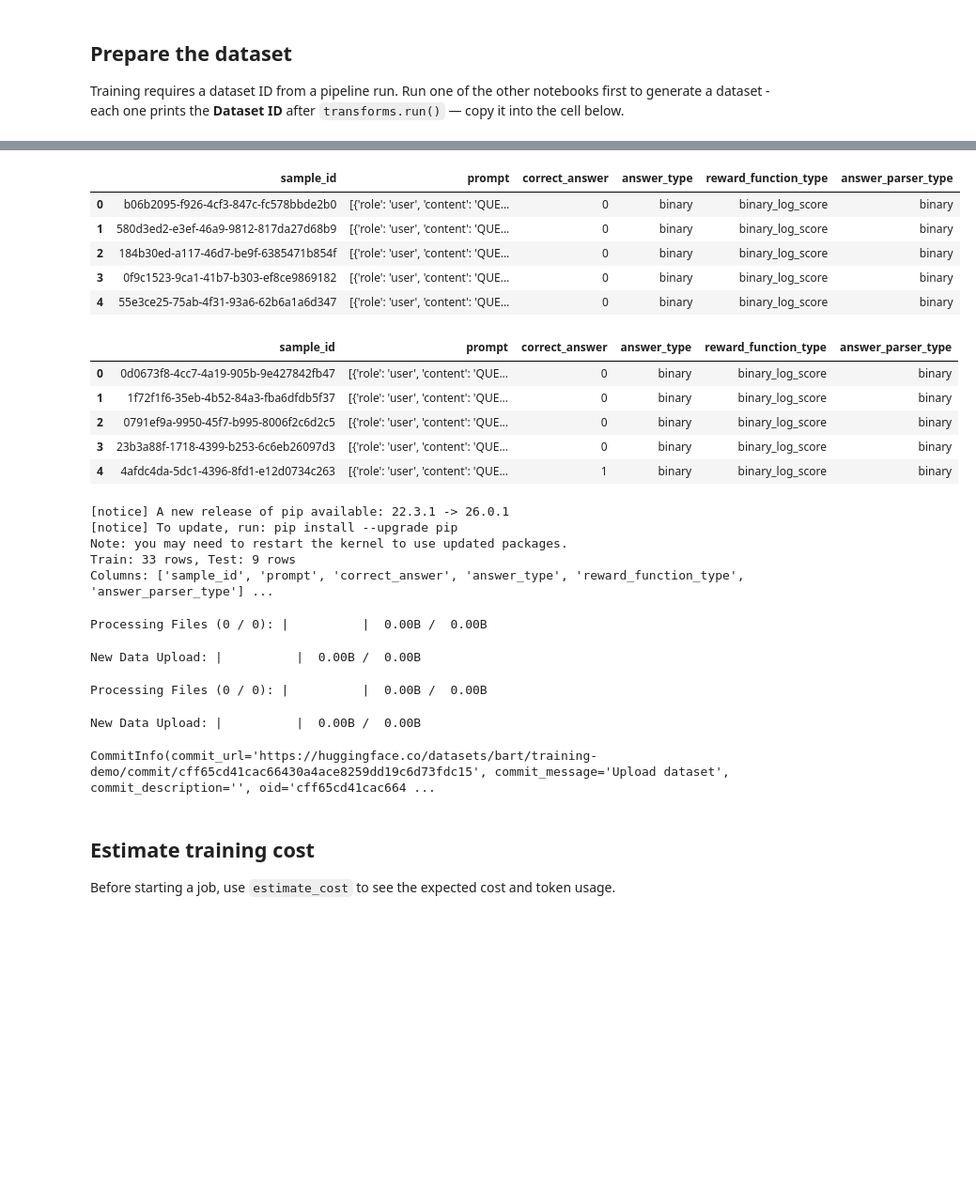
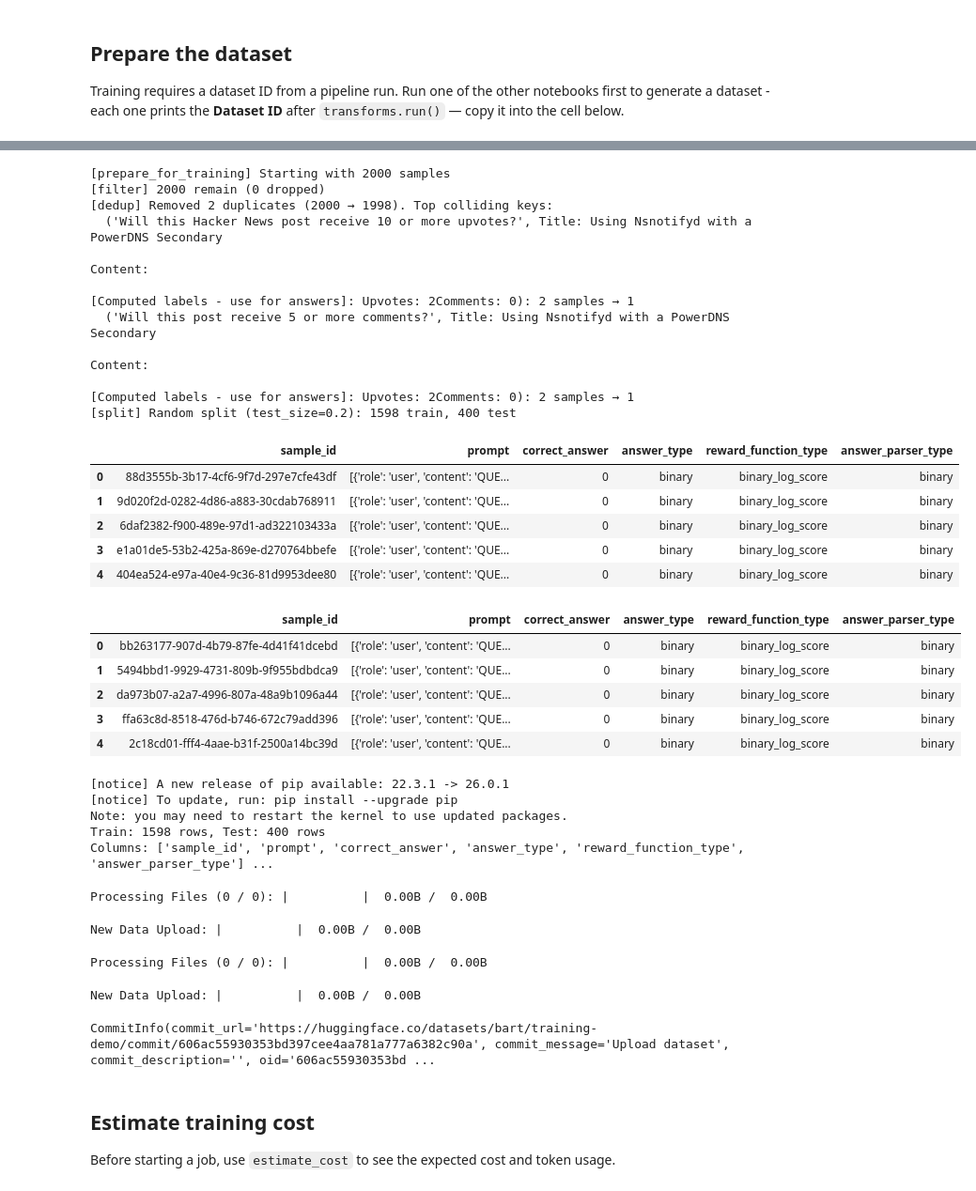
Before and after one commit to lightning-rod-labs/lightningrod-python-sdk, a Jupyter notebook: notebooks/09_training_api.ipynb, the cells around one changed output, grey strips where cells are left out. Shown at 94% size. Cells and saved outputs as stored; diff of their text form; code cells hidden in the pictures; blank space fills up the shorter version.

```diff
--- a/notebooks/09_training_api.ipynb
+++ b/notebooks/09_training_api.ipynb
@@ -61,28 +45,44 @@ dataset.download()
 # %%
 import pandas as pd
 
 train, test = prepare_for_training(
     samples=dataset.samples(),
     answer_type=BinaryAnswerType(),
     test_size=0.2,
     split_strategy="random",
+    deduplicate_key_fn=lambda sample: (sample.question.question_text, sample.seed.seed_text, sample.label.resolution_date),
+    verbose=True,
 )
 
 display(pd.DataFrame(train).head())
 display(pd.DataFrame(test).head())
 # %% [output]
+[prepare_for_training] Starting with 2000 samples
+[filter] 2000 remain (0 dropped)
+[dedup] Removed 2 duplicates (2000 → 1998). Top colliding keys:
+  ('Will this Hacker News post receive 10 or more upvotes?', Title: Using Nsnotifyd with a PowerDNS Secondary
+
+Content:
+
+[Computed labels - use for answers]: Upvotes: 2Comments: 0): 2 samples → 1
+  ('Will this post receive 5 or more comments?', Title: Using Nsnotifyd with a PowerDNS Secondary
+
+Content:
+
+[Computed labels - use for answers]: Upvotes: 2Comments: 0): 2 samples → 1
+[split] Random split (test_size=0.2): 1598 train, 400 test
 |  | sample_id | prompt | correct_answer | answer_type | reward_function_type | answer_parser_type |
-| 0 | b06b2095-f926-4cf3-847c-fc578bbde2b0 | [{'role': 'user', 'content': 'QUE... | 0 | binary | binary_log_score | binary |
-| 1 | 580d3ed2-e3ef-46a9-9812-817da27d68b9 | [{'role': 'user', 'content': 'QUE... | 0 | binary | binary_log_score | binary |
-| 2 | 184b30ed-a117-46d7-be9f-6385471b854f | [{'role': 'user', 'content': 'QUE... | 0 | binary | binary_log_score | binary |
-| 3 | 0f9c1523-9ca1-41b7-b303-ef8ce9869182 | [{'role': 'user', 'content': 'QUE... | 0 | binary | binary_log_score | binary |
-| 4 | 55e3ce25-75ab-4f31-93a6-62b6a1a6d347 | [{'role': 'user', 'content': 'QUE... | 0 | binary | binary_log_score | binary |
+| 0 | 88d3555b-3b17-4cf6-9f7d-297e7cfe43df | [{'role': 'user', 'content': 'QUE... | 0 | binary | binary_log_score | binary |
+| 1 | 9d020f2d-0282-4d86-a883-30cdab768911 | [{'role': 'user', 'content': 'QUE... | 0 | binary | binary_log_score | binary |
+| 2 | 6daf2382-f900-489e-97d1-ad322103433a | [{'role': 'user', 'content': 'QUE... | 0 | binary | binary_log_score | binary |
+| 3 | e1a01de5-53b2-425a-869e-d270764bbefe | [{'role': 'user', 'content': 'QUE... | 0 | binary | binary_log_score | binary |
+| 4 | 404ea524-e97a-40e4-9c36-81d9953dee80 | [{'role': 'user', 'content': 'QUE... | 0 | binary | binary_log_score | binary |
 |  | sample_id | prompt | correct_answer | answer_type | reward_function_type | answer_parser_type |
-| 0 | 0d0673f8-4cc7-4a19-905b-9e427842fb47 | [{'role': 'user', 'content': 'QUE... | 0 | binary | binary_log_score | binary |
-| 1 | 1f72f1f6-35eb-4b52-84a3-fba6dfdb5f37 | [{'role': 'user', 'content': 'QUE... | 0 | binary | binary_log_score | binary |
-| 2 | 0791ef9a-9950-45f7-b995-8006f2c6d2c5 | [{'role': 'user', 'content': 'QUE... | 0 | binary | binary_log_score | binary |
-| 3 | 23b3a88f-1718-4399-b253-6c6eb26097d3 | [{'role': 'user', 'content': 'QUE... | 0 | binary | binary_log_score | binary |
-| 4 | 4afdc4da-5dc1-4396-8fd1-e12d0734c263 | [{'role': 'user', 'content': 'QUE... | 1 | binary | binary_log_score | binary |
+| 0 | bb263177-907d-4b79-87fe-4d41f41dcebd | [{'role': 'user', 'content': 'QUE... | 0 | binary | binary_log_score | binary |
+| 1 | 5494bbd1-9929-4731-809b-9f955bdbdca9 | [{'role': 'user', 'content': 'QUE... | 0 | binary | binary_log_score | binary |
+| 2 | da973b07-a2a7-4996-807a-48a9b1096a44 | [{'role': 'user', 'content': 'QUE... | 0 | binary | binary_log_score | binary |
+| 3 | ffa63c8d-8518-476d-b746-672c79add396 | [{'role': 'user', 'content': 'QUE... | 0 | binary | binary_log_score | binary |
+| 4 | 2c18cd01-fff4-4aae-b31f-2500a14bc39d | [{'role': 'user', 'content': 'QUE... | 0 | binary | binary_log_score | binary |
 # %%
 %pip install datasets -q
 
@@ -102,13 +102,13 @@ dataset.push_to_hub(DATASET_PATH, token=config.get_config_value("HF_ACCESS_TOKEN
 [notice] A new release of pip available: 22.3.1 -> 26.0.1
 [notice] To update, run: pip install --upgrade pip
 Note: you may need to restart the kernel to use updated packages.
-Train: 33 rows, Test: 9 rows
+Train: 1598 rows, Test: 400 rows
 Columns: ['sample_id', 'prompt', 'correct_answer', 'answer_type', 'reward_function_type', 'answer_parser_type'] ...
 Processing Files (0 / 0): |          |  0.00B /  0.00B
 New Data Upload: |          |  0.00B /  0.00B
 Processing Files (0 / 0): |          |  0.00B /  0.00B
 New Data Upload: |          |  0.00B /  0.00B
-CommitInfo(commit_url='https://huggingface.co/datasets/bart/training-demo/commit/cff65cd41cac66430a4ace8259dd19c6d73fdc15', commit_message='Upload dataset', commit_description='', oid='cff65cd41cac664 ...
+CommitInfo(commit_url='https://huggingface.co/datasets/bart/training-demo/commit/606ac55930353bd397cee4aa781a777a6382c90a', commit_message='Upload dataset', commit_description='', oid='606ac55930353bd ...
 # %% [markdown]
 ## Estimate training cost
 
```
Also changed, not shown: parts of 7 cells of this notebook, 4 other files.
